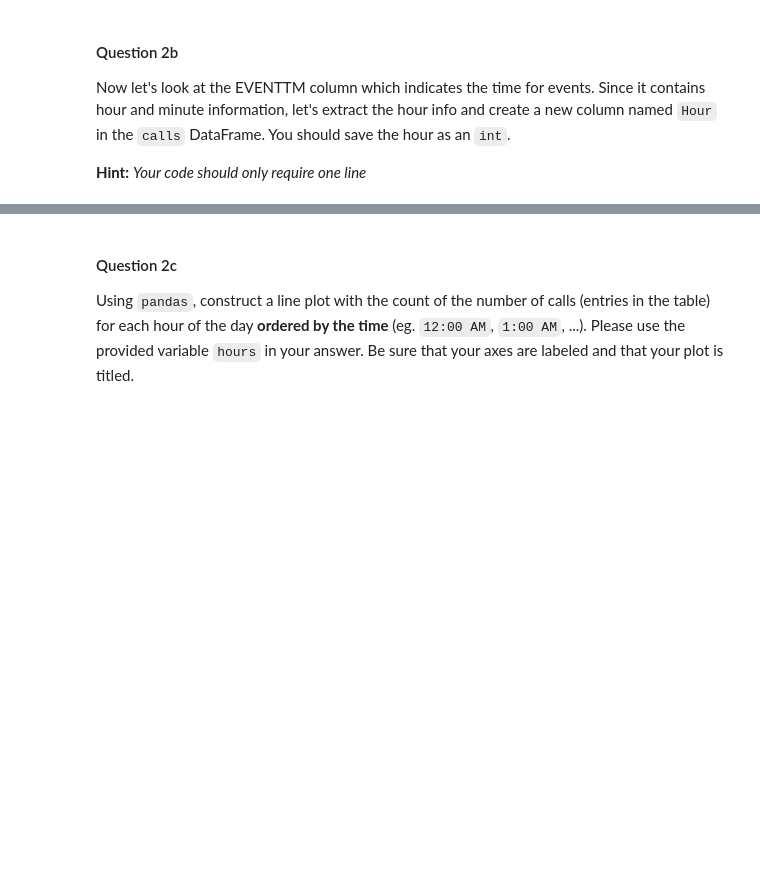
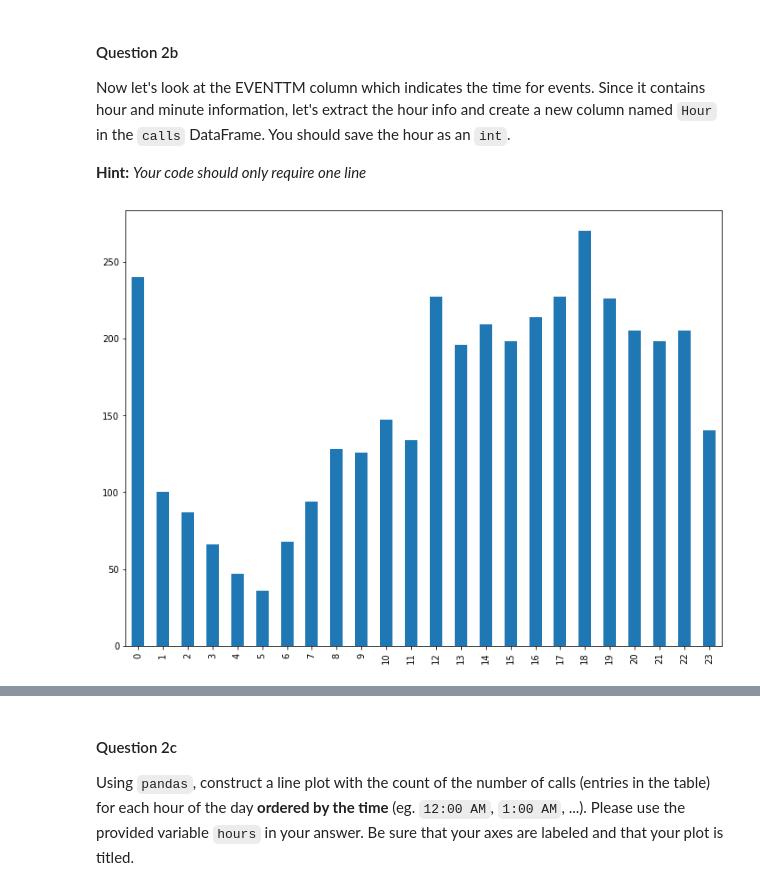
Before and after one commit to TheEvergreenStateCollege/week-2-hunter-a1, a Jupyter notebook: lab/lab03/lab03.ipynb, the cells around one changed output, grey strips where cells are left out. Saved outputs shown, nothing was run; the diff lists cells and outputs as text; code cells hidden in the pictures; blank space fills up the shorter version.

```diff
--- a/lab/lab03/lab03.ipynb
+++ b/lab/lab03/lab03.ipynb
@@ -327,2 +326,8 @@ name: q2b
+# %%
+calls["Hour"] = calls["EVENTTM"].str[:2].astype(int)
+calls["Hour"]
+ax = calls['Hour'].value_counts().reindex(range(24)).plot(kind='bar')
+# %% [output]
+[figure, added]
 # %%
 grader.check("q2b")
```
Also changed, not shown: parts of 14 cells of this notebook.
